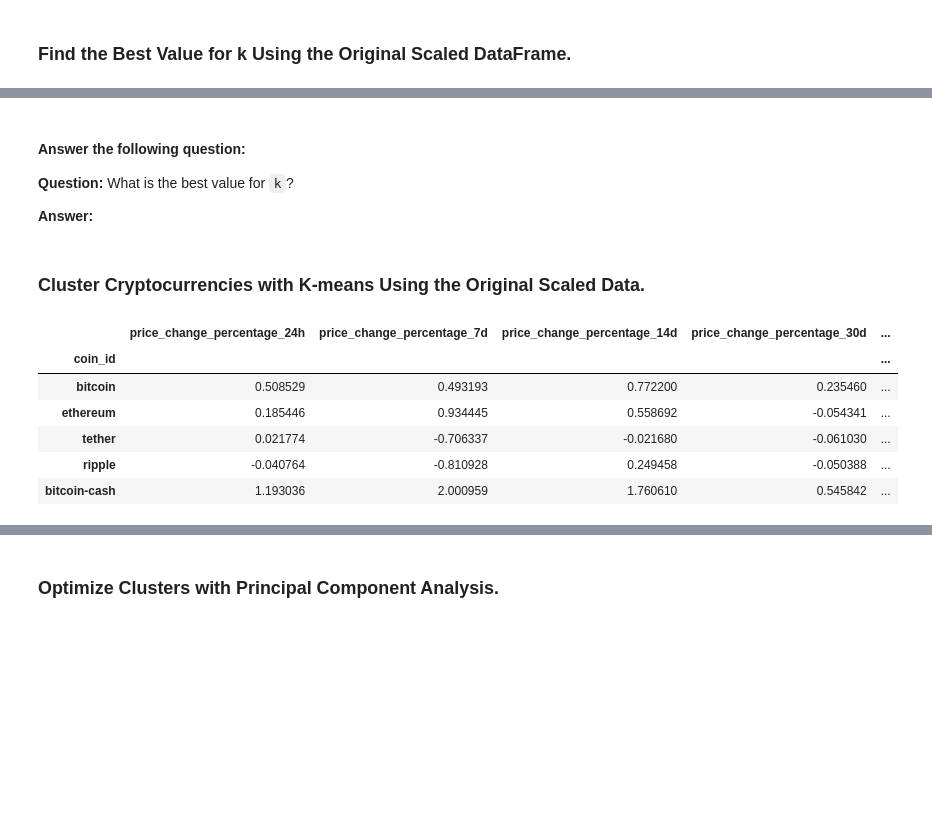
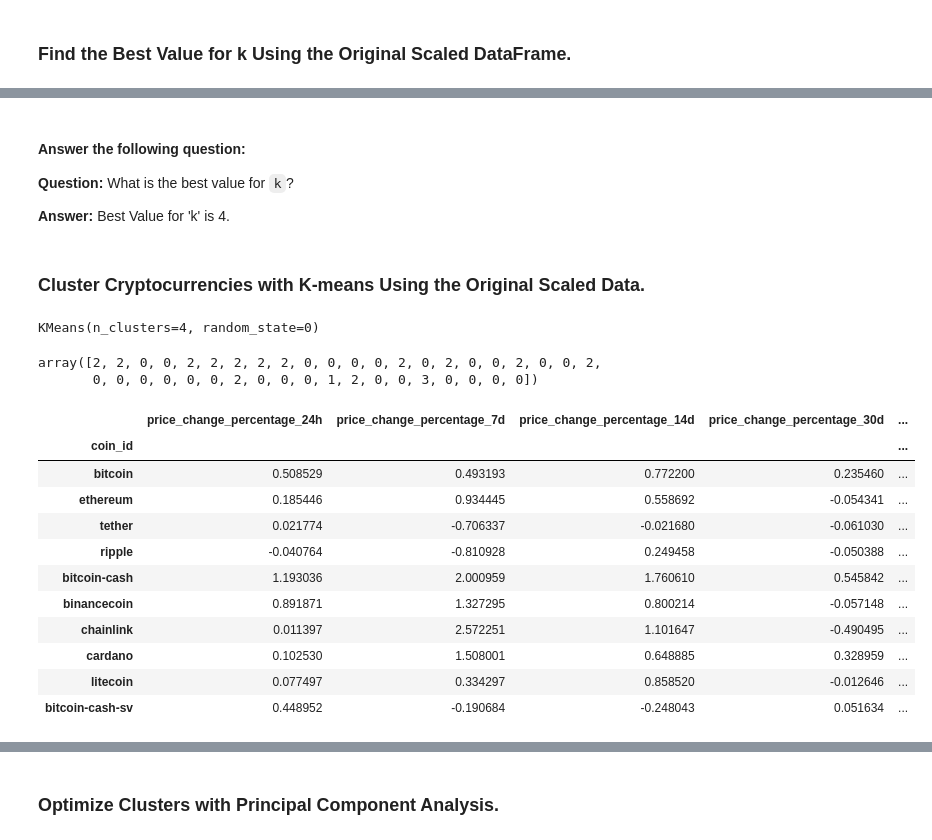
Before and after one commit to skiluvia/CryptoClustering, a Jupyter notebook: Crypto_Clustering.ipynb, the cells around one changed output, grey strips where cells are left out. Cells and saved outputs as stored; diff of their text form; code cells hidden in the pictures; blank space fills up the shorter version.

```diff
--- a/Crypto_Clustering.ipynb
+++ b/Crypto_Clustering.ipynb
@@ -64,25 +111,31 @@ market_data_df.describe()
 # %%
 # Create a list with the number of k-values to try
 # Use a range from 1 to 11
-
+k_values = list(range(1, 11))
 
 # Create an empty list to store the inertia values
-
+inertia = []
 
 # Create a for loop to compute the inertia with each possible value of k
 # Inside the loop:
 # 1. Create a KMeans model using the loop counter for the n_clusters
 # 2. Fit the model to the data using the scaled DataFrame
 # 3. Append the model.inertia_ to the inertia list
-
+import warnings
+warnings.filterwarnings("ignore")
+for k in k_values:
+    model = KMeans(n_clusters=k, random_state=0)
+    model.fit(transformed_scaled_data)
+    inertia.append(model.inertia_)
 
 # Create a dictionary with the data to plot the Elbow curve
-
+elbow_data = {"k": k_values, "inertia": inertia}
 
 # Create a DataFrame with the data to plot the Elbow curve
-
+df_elbow = pd.DataFrame(elbow_data)
 
 # Display the DataFrame
+df_elbow.head(10)
 # %% [output]
 |  | k | inertia |
 | 0 | 1 | 287.000000 |
@@ -102,33 +163,49 @@ market_data_df.describe()
 #### Answer the following question:
 **Question:** What is the best value for `k`?
 
-**Answer:**
+**Answer:** Best Value for 'k' is 4.
 # %% [markdown]
 ### Cluster Cryptocurrencies with K-means Using the Original Scaled Data.
 # %%
 # Initialize the K-Means model using the best value for k
+# Use the best value of k from the Elbow curve
+model = KMeans(n_clusters=4, random_state=0)
 # %%
 # Fit the K-Means model using the scaled data
+model.fit(transformed_scaled_data)
+# %% [output]
+KMeans(n_clusters=4, random_state=0)
 # %%
 # Predict the clusters to group the cryptocurrencies using the scaled data
+crypto_clusters = model.predict(transformed_scaled_data)
 
-
-# View the resulting array of cluster values.
+# View the resulting array of cluster value.
+crypto_clusters
+# %% [output]
+array([2, 2, 0, 0, 2, 2, 2, 2, 2, 0, 0, 0, 0, 2, 0, 2, 0, 0, 2, 0, 0, 2,
+       0, 0, 0, 0, 0, 0, 2, 0, 0, 0, 1, 2, 0, 0, 3, 0, 0, 0, 0])
 # %%
 # Create a copy of the DataFrame
+clustered_df = transformed_scaled_data.copy()
 # %%
 # Add a new column to the DataFrame with the predicted clusters
-
+clustered_df["crypto_cluster"] = model.labels_
 
 # Display sample data
+clustered_df.head(10)
 # %% [output]
 |  | price_change_percentage_24h | price_change_percentage_7d | price_change_percentage_14d | price_change_percentage_30d | ... |
 | coin_id |  |  |  |  | ... |
 | bitcoin | 0.508529 | 0.493193 | 0.772200 | 0.235460 | ... |
 | ethereum | 0.185446 | 0.934445 | 0.558692 | -0.054341 | ... |
 | tether | 0.021774 | -0.706337 | -0.021680 | -0.061030 | ... |
 | ripple | -0.040764 | -0.810928 | 0.249458 | -0.050388 | ... |
 | bitcoin-cash | 1.193036 | 2.000959 | 1.760610 | 0.545842 | ... |
+| binancecoin | 0.891871 | 1.327295 | 0.800214 | -0.057148 | ... |
+| chainlink | 0.011397 | 2.572251 | 1.101647 | -0.490495 | ... |
+| cardano | 0.102530 | 1.508001 | 0.648885 | 0.328959 | ... |
+| litecoin | 0.077497 | 0.334297 | 0.858520 | -0.012646 | ... |
+| bitcoin-cash-sv | 0.448952 | -0.190684 | -0.248043 | 0.051634 | ... |
 # %%
 # Create a scatter plot using Pandas plot by setting
 # `x="price_change_percentage_24h"` and `y="price_change_percentage_7d"`.
```
Also changed, not shown: parts of 11 cells of this notebook.
